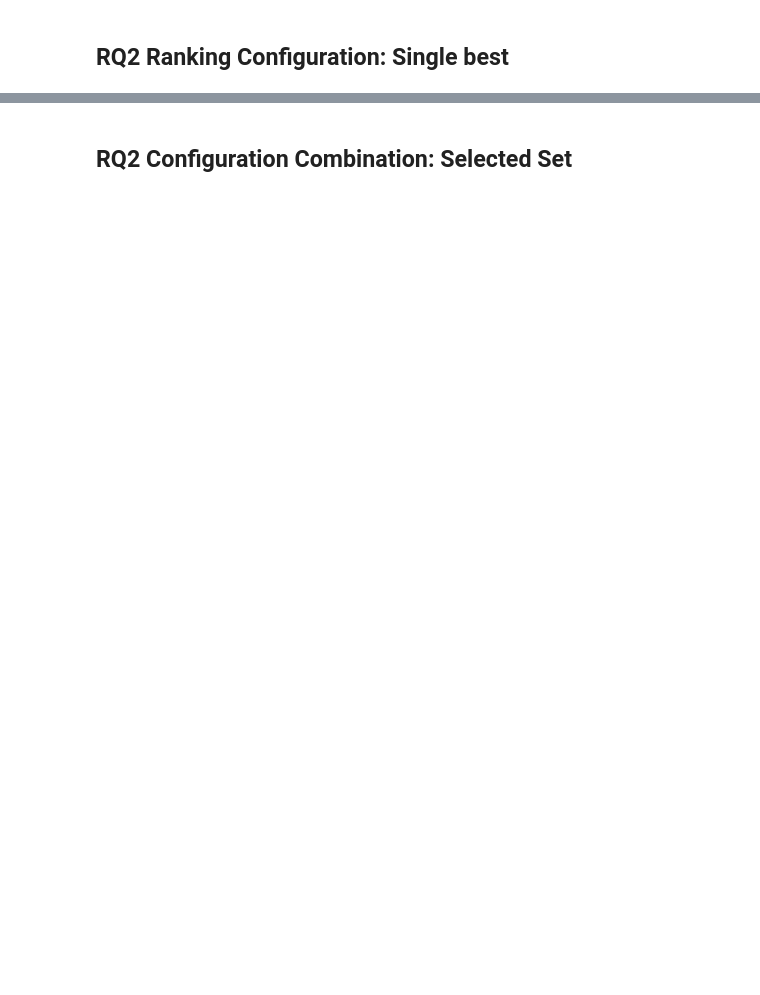
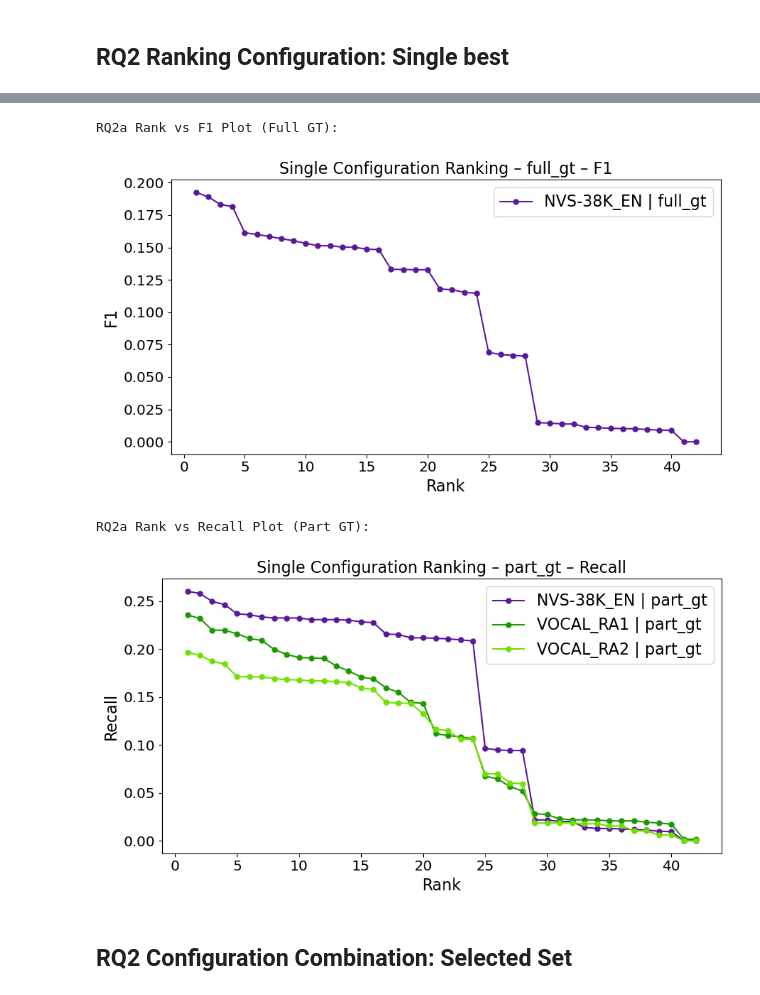
Before and after one commit to mafo3186/nvv-isolation-pipeline, a Jupyter notebook: notebooks/results_pipeline_evaluation.ipynb, the cells around one changed output, grey strips where cells are left out. Saved outputs shown, nothing was run; the diff lists cells and outputs as text; code cells hidden in the pictures; blank space fills up the shorter version.

```diff
--- a/notebooks/results_pipeline_evaluation.ipynb
+++ b/notebooks/results_pipeline_evaluation.ipynb
@@ -49,24 +115,32 @@ print_paths(cfg_path_nvs_full_gt)
 ## Collect Pipeline Evaluation Experiment Results
 - Experiment specs for comparison
 # %%
+from evaluation.analysis_loader import load_and_compare_workspaces
+
 # specification of full run evaluation experiments to load and compare (all settings)
 specs = [
     {
-        "label": "NVS-38K_EN_10_categories | full_gt",
+        "label": "NVS-38K_EN | full_gt",
         "cfg_path": cfg_path_nvs_full_gt,
-        "dataset_name": "NVS-38K_EN_10_categories",
+        "dataset_name": "NVS-38K_EN",
         "mode": "full_gt",
     },
     {
-        "label": "NVS-38K_EN_10_categories | part_gt",
+        "label": "NVS-38K_EN | part_gt",
         "cfg_path": cfg_path_nvs_part_gt,
-        "dataset_name": "NVS-38K_EN_10_categories",
+        "dataset_name": "NVS-38K_EN",
         "mode": "part_gt",
     },
-        {
-        "label": "VOCAL_10_categories | part_gt",
+    {
+        "label": "VOCAL_RA1 | part_gt",
         "cfg_path": cfg_path_vocal_part_gt,
-        "dataset_name": "VOCAL_10_categories",
+        "dataset_name": "VOCAL_RA1",
+        "mode": "part_gt",
+    },
+    {
+        "label": "VOCAL_RA2 | part_gt",
+        "cfg_path": cfg_path_vocal_part_gt,
+        "dataset_name": "VOCAL_RA2",
         "mode": "part_gt",
     },
 ]
@@ -81,3 +155,5 @@ bundles_by_spec = analysis_bundle["bundles_by_spec"]
 views_by_spec = analysis_bundle["views_by_spec"]
 views = analysis_bundle["combined_views"]
 setting_order = analysis_bundle["setting_order"]
+
+bundles_by_spec.keys()
@@ -147,30 +403,29 @@ rq2a_single_all[[
 # %%
 
 from evaluation.rq_plots import plot_rq2a_rank_vs_score
 
-fig = plot_rq2a_rank_vs_score(
+fig_full_gt = plot_rq2a_rank_vs_score(
     rq2a_single_all,
     mode="full_gt",
     score_col="macro_mean_f1",
     top_k=42,
     setting_order=setting_order,
 )
+print("RQ2a Rank vs F1 Plot (Full GT):")
 plt.show()
 
-fig = plot_rq2a_rank_vs_score(
-    rq2a_single_all,
-    mode="full_gt",
-    score_col="macro_mean_recall",
-    top_k=42,
-    setting_order=setting_order,
-)
-plt.show()
 
-fig = plot_rq2a_rank_vs_score(
+fig_part_gt = plot_rq2a_rank_vs_score(
     rq2a_single_all,
     mode="part_gt",
     score_col="macro_mean_recall",
     top_k=42,
     setting_order=setting_order,
 )
+print("RQ2a Rank vs Recall Plot (Part GT):")
 plt.show()
+# %% [output]
+RQ2a Rank vs F1 Plot (Full GT):
+[figure, added]
+RQ2a Rank vs Recall Plot (Part GT):
+[figure, added]
```
Also changed, not shown: parts of 66 cells of this notebook, 7 other files.
